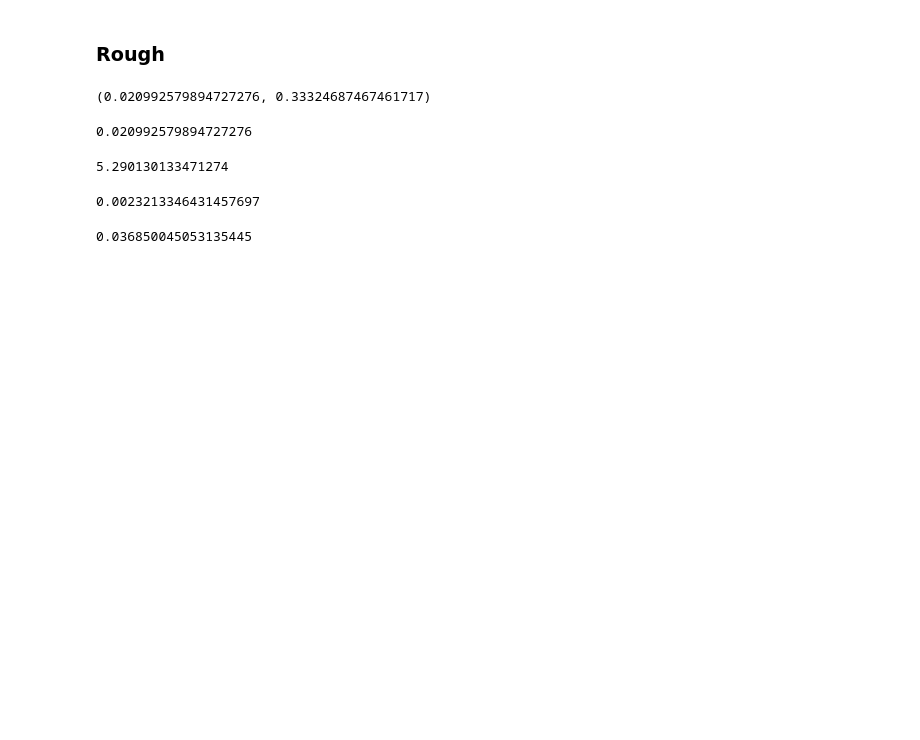
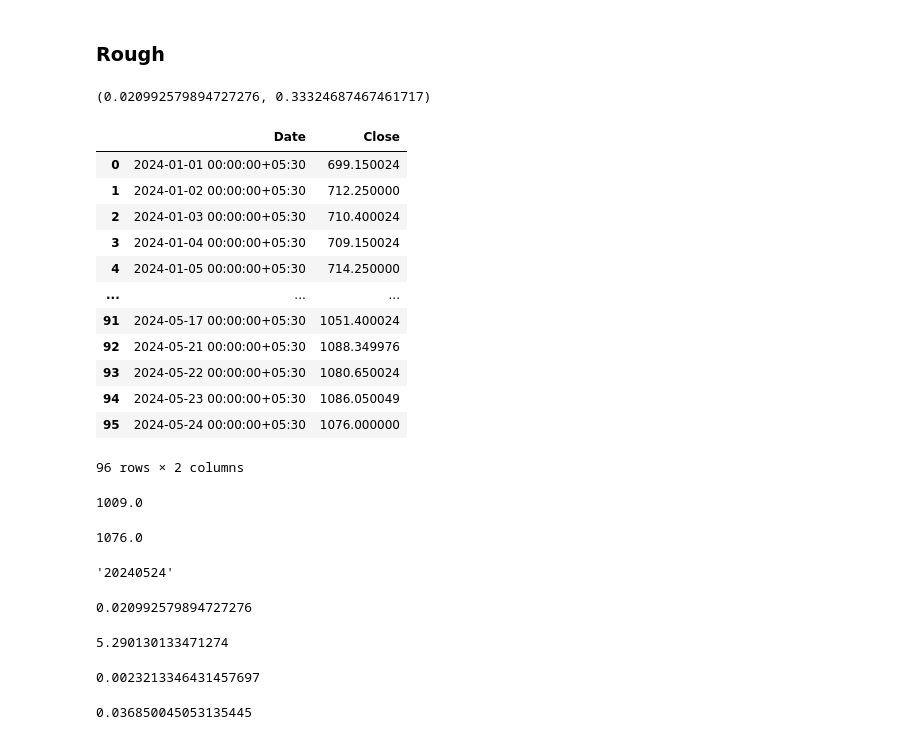
Before and after one commit to virajpai/quant-fin-analytics, a Jupyter notebook: notebooks/simulation.ipynb, the cells around one changed output. Saved outputs shown, nothing was run; the diff lists cells and outputs as text; code cells hidden in the pictures; blank space fills up the shorter version.

```diff
--- a/notebooks/simulation.ipynb
+++ b/notebooks/simulation.ipynb
@@ -98,7 +261,35 @@ get_volatility('ZYDUSLIFE.NS')
 # %%
 ticker = yf.Ticker('ZYDUSLIFE.NS')
 # %%
-df = ticker.history(period='45d')['Close'].reset_index()
+df = ticker.history(start='2024-01-01', period='45d')['Close'].reset_index()
+# %%
+df
+# %% [output]
+|  | Date | Close |
+| 0 | 2024-01-01 00:00:00+05:30 | 699.150024 |
+| 1 | 2024-01-02 00:00:00+05:30 | 712.250000 |
+| 2 | 2024-01-03 00:00:00+05:30 | 710.400024 |
+| 3 | 2024-01-04 00:00:00+05:30 | 709.150024 |
+| 4 | 2024-01-05 00:00:00+05:30 | 714.250000 |
+| ... | ... | ... |
+| 91 | 2024-05-17 00:00:00+05:30 | 1051.400024 |
+| 92 | 2024-05-21 00:00:00+05:30 | 1088.349976 |
+| 93 | 2024-05-22 00:00:00+05:30 | 1080.650024 |
+| 94 | 2024-05-23 00:00:00+05:30 | 1086.050049 |
+| 95 | 2024-05-24 00:00:00+05:30 | 1076.000000 |
+96 rows × 2 columns
+# %%
+df['Close'].iloc[-1-5]
+# %% [output]
+1009.0
+# %%
+df['Close'].iloc[-1]
+# %% [output]
+1076.0
+# %%
+df['Date'].iloc[-1].strftime('%Y%m%d')
+# %% [output]
+'20240524'
 # %%
 df['Prev Close'] = df['Close'].shift(1)
 # %%
```
Also changed, not shown: parts of 13 cells of this notebook.
